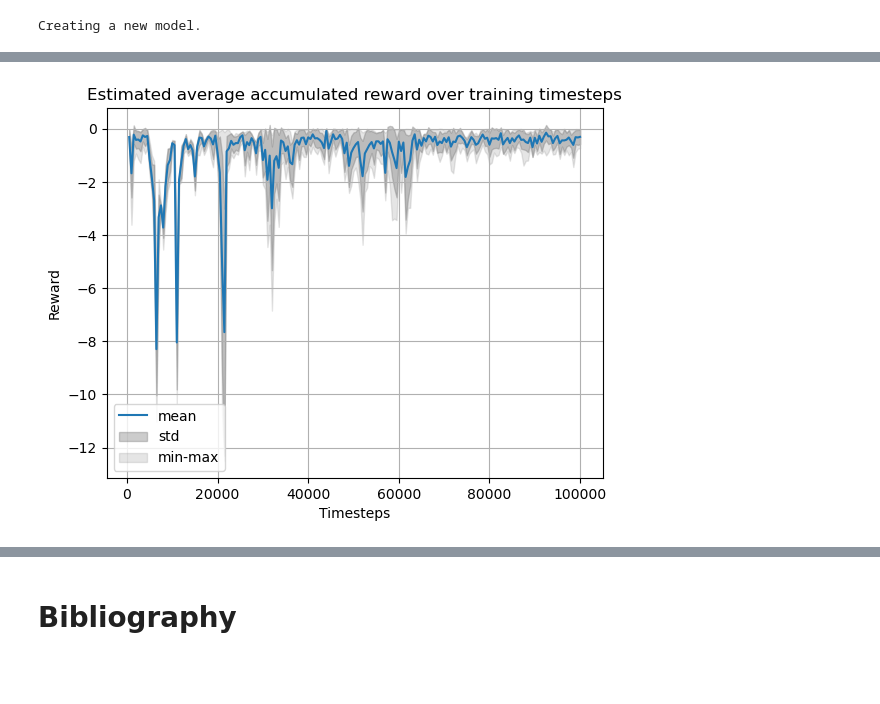
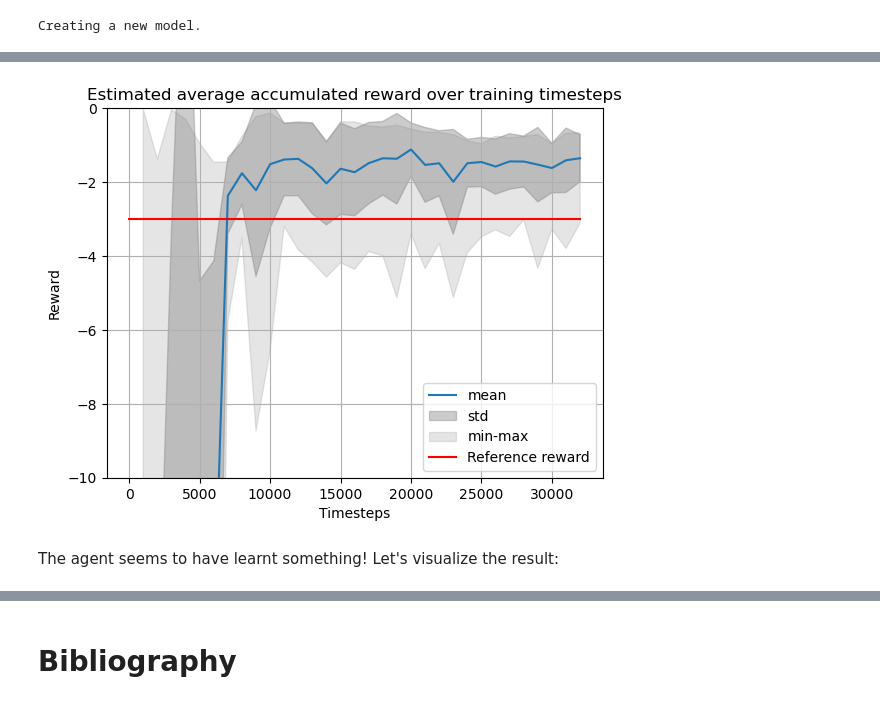
Before and after one commit to TheiloT/RL-accelerated-cart, a Jupyter notebook: TL-RL-toy-problem.ipynb, the cells around one changed output, grey strips where cells are left out. Cells and saved outputs as stored; diff of their text form; code cells hidden in the pictures; blank space fills up the shorter version.

```diff
--- a/TL-RL-toy-problem.ipynb
+++ b/TL-RL-toy-problem.ipynb
@@ -1015,7 +1043,7 @@ def train_model(model, model_path, training_steps=50_000, eval_freq=500, n_envs=
     # Separate evaluation env
     eval_env = make_vec_env("AcceleratedCart-v1", n_envs=1, env_kwargs=dict(render_mode=None))
     # Use deterministic actions for evaluation
-    eval_callback = EvalCallback(eval_env, best_model_save_path=model_path, log_path=model_path, eval_freq=eval_freq, n_eval_episodes=10, deterministic=True, render=False)
+    eval_callback = EvalCallback(eval_env, best_model_save_path=model_path, log_path=model_path, eval_freq=eval_freq, n_eval_episodes=50, deterministic=True, render=False)
     try:
         model.learn(training_steps, eval_callback, reset_num_timesteps=not old_eval_logs, log_interval=None)
     except KeyboardInterrupt:
@@ -1030,6 +1058,6 @@ def train_model(model, model_path, training_steps=50_000, eval_freq=500, n_envs=
         # Save latest model, for example to resume trainng later.
         model.save(os.path.join(model_path, "latest_model"))
 # %%
-train_model(model, model_path, training_steps=100_000, n_envs=n_envs, eval_freq=125)
+train_model(model, model_path, training_steps=32_000, n_envs=n_envs, eval_freq=125)
 # %% [output]
 False
@@ -1051,4 +1079,31 @@ Episode length: 5.00 +/- 0.00
 End of learning.
+# %%
+def plot_training_evaluations(log_folder, reference_reward=None, crop_reward=None):
+    """Plots the evaluation scores obtained over training steps.
+    An evaluation score is the average reward obtained by the RL agent over a number of runs that was chosen during training.
+
+    :param string log_folder: path to the folder containing the evaluation logs.
+    :param (float, optional) reference_reward: A reward used as a reference, typically the optimal reward in the worse case where x_0=-1. Defaults to None.
+    :param (np.array(float, float), optional) crop_reward: Interval of reward values that will be shown on the y-axis. If None, it is set automatically to fit extremal values of the data. Defaults to None.
+    """
+    log = os.path.join(log_folder, "evaluations.npz")
+    plt.figure("Evaluations during training")
+    evaluation_data = np.load(log)
+    timesteps = evaluation_data["timesteps"]
+    accumulated_rewards = evaluation_data["results"]
+    plt.plot(timesteps, accumulated_rewards.mean(axis=1), label="mean")
+    plt.fill_between(timesteps, accumulated_rewards.mean(axis=1) - accumulated_rewards.std(axis=1), accumulated_rewards.mean(axis=1) + accumulated_rewards.std(axis=1), alpha=0.4, label="std", color="gray")
+    plt.fill_between(timesteps, accumulated_rewards.min(axis=1), accumulated_rewards.max(axis=1), alpha=0.2, label="min-max", color="gray")
+    if reference_reward is not None:
+        plt.plot([0, timesteps[-1]], [reference_reward, reference_reward], color="r", label="Reference reward")
+    plt.title("Estimated average accumulated reward over training timesteps")
+    plt.xlabel("Timesteps")
+    plt.ylabel("Reward")
+    if crop_reward is not None:
+        plt.ylim(crop_reward)
+    plt.legend()
+    plt.grid()
+    plt.show()
 # %%
 test_env = Monitor(gym.make("AcceleratedCart-v1"))
 best_model = Algo.load(os.path.join(model_path, "best_model.zip"), env=test_env)
@@ -1059,7 +1114,12 @@ mean_reward:-0.29 +/- 0.28
 # %%
-plot_training_evaluations(model_path)
+gt_x, gt_x_dot, gt_u = ground_truth_sample(x_0=-1)
+# Approximation of the optimal cost
+analytical_cost = cost(gt_x, gt_x_dot, gt_u)
+plot_training_evaluations(model_path, reference_reward=-analytical_cost, crop_reward=[-10, 0])
 # %% [output]
-[figure, old version]
+[figure, new version]
+# %% [markdown]
+The agent seems to have learnt something! Let's visualize the result:
 # %%
 # Evaluate after training
 render_env = gym.make("AcceleratedCart-v1", render_mode="human")
```
Also changed, not shown: parts of 17 cells of this notebook, 2 other files.
